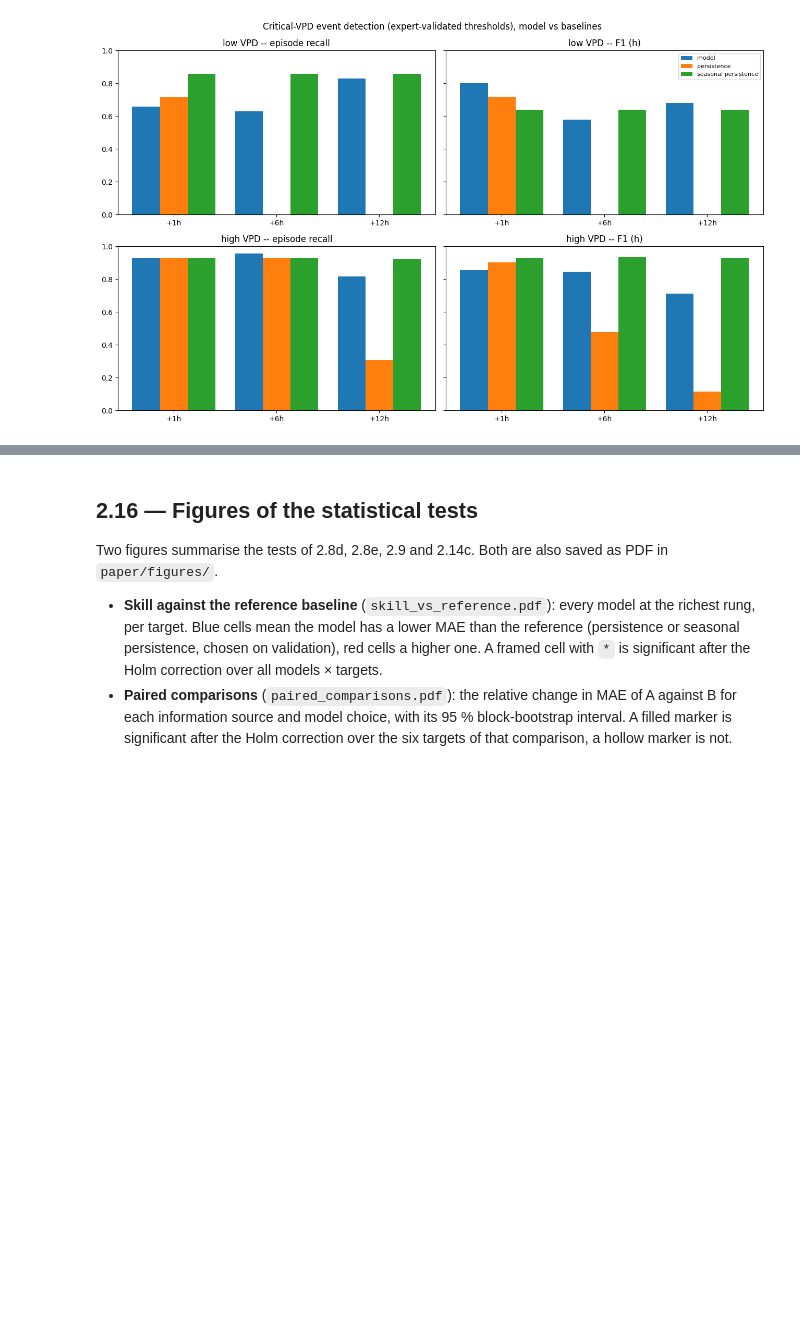
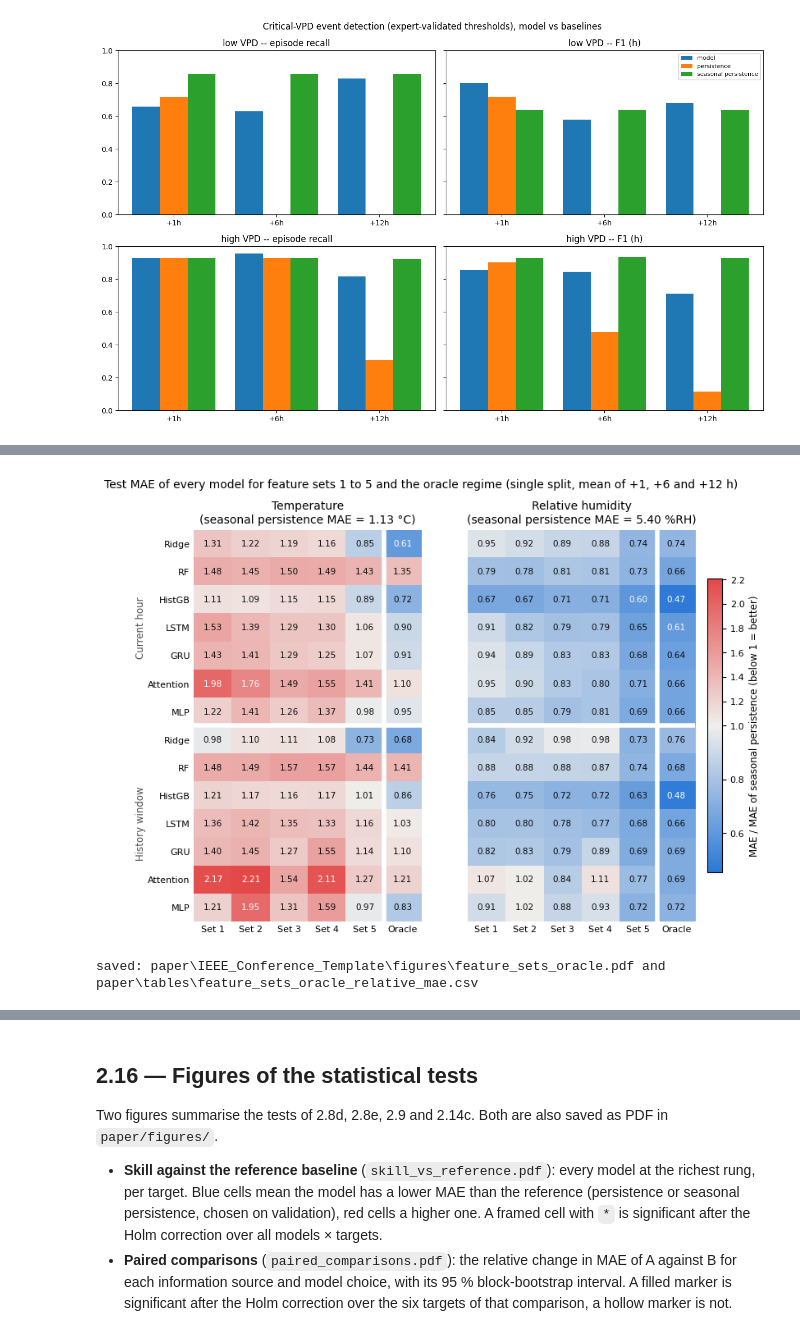
Before and after one commit to yuye188/Osiris-Greenhouse-UMU, a Jupyter notebook: 02. prediction models.ipynb, the cells around one changed output, grey strips where cells are left out. Cells and saved outputs as stored; diff of their text form; code cells hidden in the pictures; blank space fills up the shorter version.

Commit message:
Paper update.

```diff
--- a/02. prediction models.ipynb
+++ b/02. prediction models.ipynb
@@ -2183,0 +2189,79 @@ plt.tight_layout(); plt.show()
+# %%
+# ---- 2.15b — Feature sets 1-5 and the oracle, every model: MAE relative to seasonal persistence ----
+# Reads the results of 2.8 (GRID, feature sets 1-5) and 2.14b (RG, regimes); nothing is retrained.
+# The oracle uses the four weather variables measured by the station. It differs from set 5 also by the absence of
+# precipitation, which changes the MAE by less than 5 % (section 2b.9 and Table VI of the paper).
+import matplotlib.colors as mcolors
+
+HM_FS_LABELS = [f"Set {k}" for k in range(1, len(feature_sets) + 1)]
+HM_RG_COLS, HM_RG_LABELS = ["oracle (matched)"], ["Oracle"]
+HM_PANELS = (("Temperature", TEMP_TARGET_COLS), ("Relative humidity", HUM_TARGET_COLS))
+HM_GROUPS = (("Current hour", [m for m in MODEL_ORDER if m in ("Ridge", "RandomForest", "HistGB") or m.endswith("(t only)")]),
+             ("History window", [m for m in MODEL_ORDER if m.endswith("(hist)") or m in ("LSTM", "GRU", "Attention", "MLP")]))
+HM_ROWS = [m for _, ms in HM_GROUPS for m in ms]
+
+
+def hm_label(m):
+    return m.replace(" (t only)", "").replace(" (hist)", "").replace("RandomForest", "RF")
+
+
+def hm_relative(target_cols):
+    """MAE averaged over the three horizons of one variable, divided by the MAE of seasonal persistence."""
+    sp = seasonal_scores["MAE"].loc[target_cols].mean()
+    fs = ladder_table(GRID, "MAE", target_cols, columns=list(feature_sets), std=False)
+    rg = ladder_table(RG, "MAE", target_cols, columns=HM_RG_COLS, std=False)
+    mae = pd.concat([fs.set_axis(HM_FS_LABELS, axis=1), rg.set_axis(HM_RG_LABELS, axis=1)], axis=1)
+    return (mae.loc[HM_ROWS] / sp).astype(float), sp
+
+
+HM = {name: hm_relative(cols) for name, cols in HM_PANELS}
+hm_all = np.concatenate([v[0].values.ravel() for v in HM.values()])
+hm_lim = float(np.nanmax(np.abs(np.log(hm_all))))
+# diverging blue (better than seasonal persistence) - neutral gray (equal) - red (worse), symmetric in log ratio
+hm_cmap = mcolors.LinearSegmentedColormap.from_list("blue_gray_red", ["#2a78d6", "#f0efec", "#e34948"])
+hm_norm = mcolors.TwoSlopeNorm(vmin=np.exp(-hm_lim), vcenter=1.0, vmax=np.exp(hm_lim))
+
+fig, axes = plt.subplots(1, 2, figsize=(9.5, 6.2), sharey=True)
+for ax, (name, (rel, sp)) in zip(axes, HM.items()):
+    im = ax.imshow(rel.values, cmap=hm_cmap, norm=hm_norm, aspect="auto")
+    for i in range(rel.shape[0]):
+        for j in range(rel.shape[1]):
+            v = rel.values[i, j]
+            if np.isfinite(v):
+                dark = abs(np.log(v)) > 0.6 * hm_lim
+                ax.text(j, i, f"{v:.2f}", ha="center", va="center", fontsize=7.5,
+                        color="white" if dark else "#0b0b0b")
+    unit = "°C" if name == "Temperature" else "%RH"
+    ax.set_title(f"{name}\n(seasonal persistence MAE = {sp:.2f} {unit})", fontsize=10)
+    ax.set_xticks(range(rel.shape[1]))
+    ax.set_xticklabels(list(rel.columns), fontsize=8)
+    ax.axvline(len(HM_FS_LABELS) - 0.5, color="white", lw=4)              # sets | oracle
+    ax.axhline(len(HM_GROUPS[0][1]) - 0.5, color="white", lw=4)           # current hour | history
+    ax.tick_params(length=0)
+    for s in ax.spines.values():
+        s.set_visible(False)
+axes[0].set_yticks(range(len(HM_ROWS)))
+axes[0].set_yticklabels([hm_label(m) for m in HM_ROWS], fontsize=8)
+for g, (gname, ms) in enumerate(HM_GROUPS):
+    y0 = 0 if g == 0 else len(HM_GROUPS[0][1])
+    axes[0].text(-1.9, y0 + (len(ms) - 1) / 2, gname, rotation=90, ha="center", va="center", fontsize=8.5,
+                 color="#52514e")
+cb = fig.colorbar(im, ax=axes, shrink=0.75, pad=0.02)
+cb.set_label("MAE / MAE of seasonal persistence (below 1 = better)", fontsize=8.5)
+cb.ax.tick_params(labelsize=8)
+fig.suptitle("Test MAE of every model for feature sets 1 to 5 and the oracle regime (single split, mean of +1, +6 and +12 h)",
+             fontsize=10, x=0.01, ha="left")
+
+HM_FIG = os.path.join("paper", "IEEE_Conference_Template", "figures", "feature_sets_oracle.pdf")
+os.makedirs(os.path.dirname(HM_FIG), exist_ok=True)
+fig.savefig(HM_FIG, bbox_inches="tight")
+plt.show()
+
+hm_table = pd.concat({name: rel for name, (rel, _) in HM.items()}, axis=1).round(3)
+hm_table.columns = [f"{a} | {b}".replace("\n", " ") for a, b in hm_table.columns]
+hm_table.to_csv(os.path.join("paper", "tables", "feature_sets_oracle_relative_mae.csv"))
+print("saved:", HM_FIG, "and", os.path.join("paper", "tables", "feature_sets_oracle_relative_mae.csv"))
+display(hm_table)
+# %% [output]
+[figure, added]
+saved: paper\IEEE_Conference_Template\figures\feature_sets_oracle.pdf and paper\tables\feature_sets_oracle_relative_mae.csv
```
Also changed, not shown: parts of 3 cells of this notebook, 5 other files.
